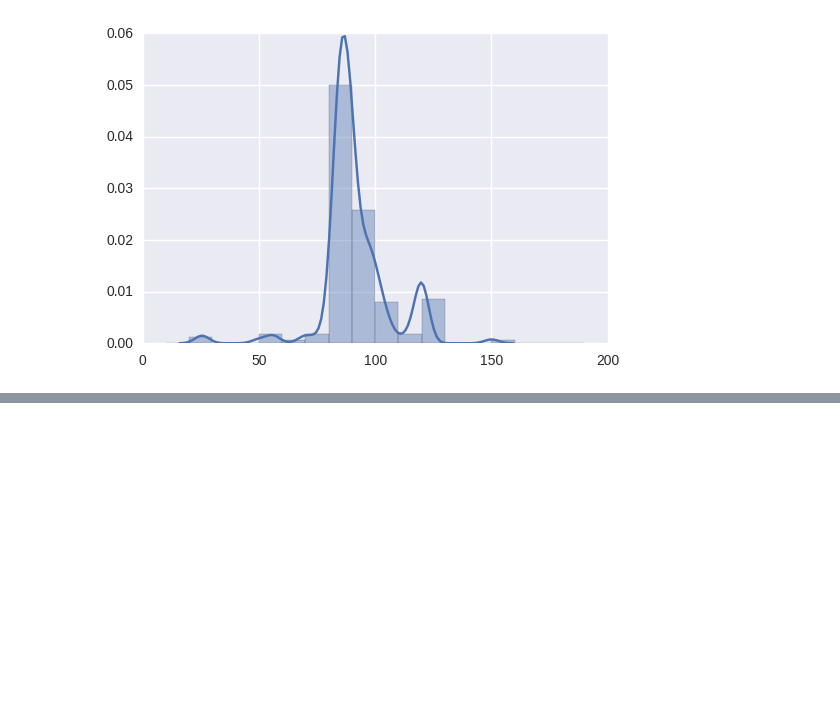
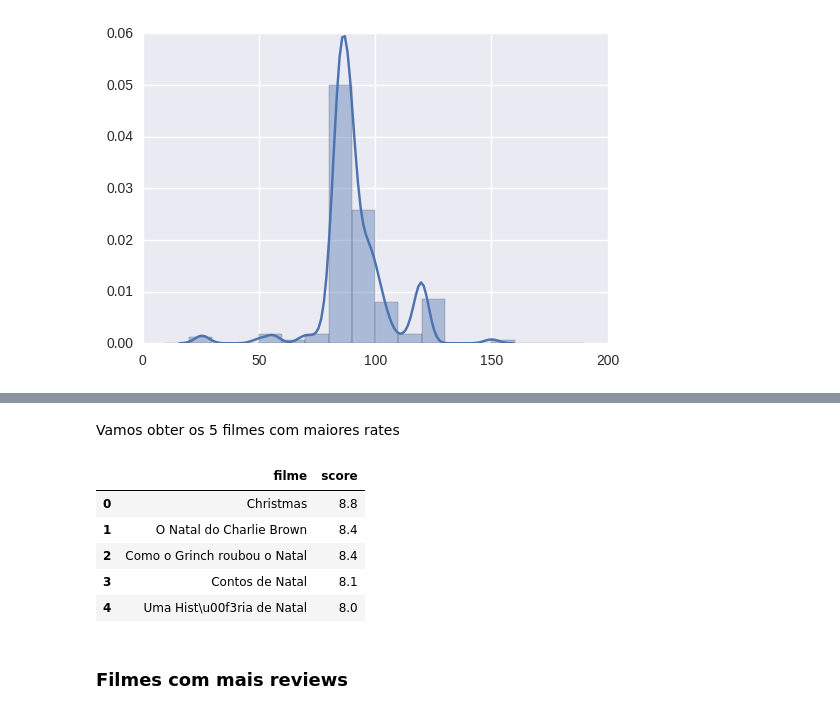
Before and after one commit to SCloves/filmes_de_natal_iMDb, a Jupyter notebook: filmes_natal_iMBDb.ipynb, the cells around one changed output, grey strips where cells are left out. Cells and saved outputs as stored; diff of their text form; code cells hidden in the pictures; blank space fills up the shorter version.

```diff
--- a/filmes_natal_iMBDb.ipynb
+++ b/filmes_natal_iMBDb.ipynb
@@ -840,0 +843,26 @@ sns.distplot(duracao, bins=range(0, 200, 10));
+# %% [markdown]
+Vamos obter os 5 filmes com maiores rates
+# %%
+# vamos criar uma lista de tuplas (título, score)
+
+titulo = [filme['titulo'] for filme in lista_filmes
+                                    if filme['score'] != None ]
+# %%
+titulo_score = zip(titulo, rates)
+# %%
+from operator import itemgetter
+
+titulo_score.sort(key=lambda tup: tup[1], reverse=True)
+# %%
+df_titulo_score = pd.DataFrame(titulo_score, columns=['filme', 'score'])
+# %%
+df_titulo_score.head()
+# %% [output]
+|  | filme | score |
+| 0 | Christmas | 8.8 |
+| 1 | O Natal do Charlie Brown | 8.4 |
+| 2 | Como o Grinch roubou o Natal | 8.4 |
+| 3 | Contos de Natal | 8.1 |
+| 4 | Uma Hist\u00f3ria de Natal | 8.0 |
+# %% [markdown]
+### Filmes com mais reviews
```
Also changed, not shown: parts of 11 cells of this notebook.
